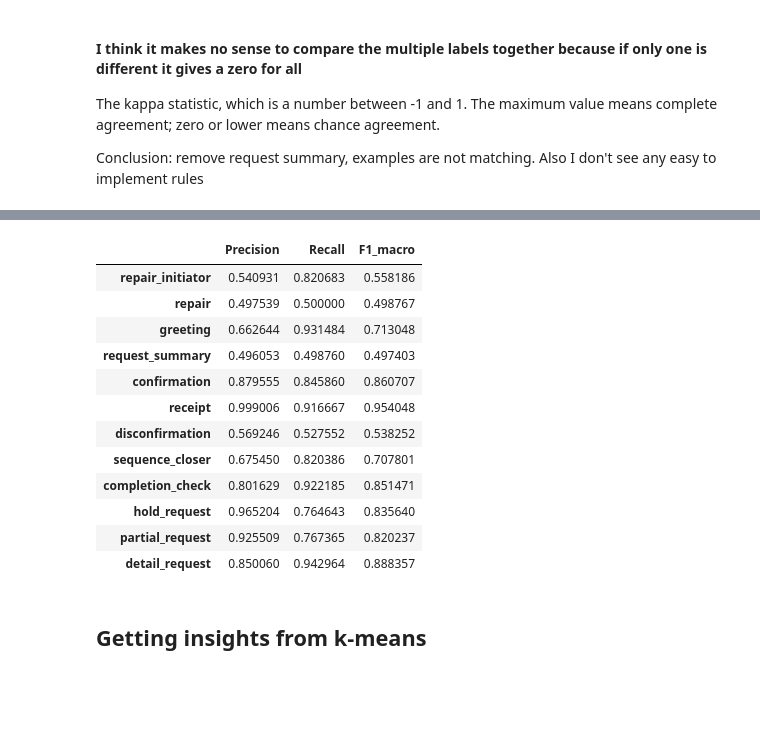
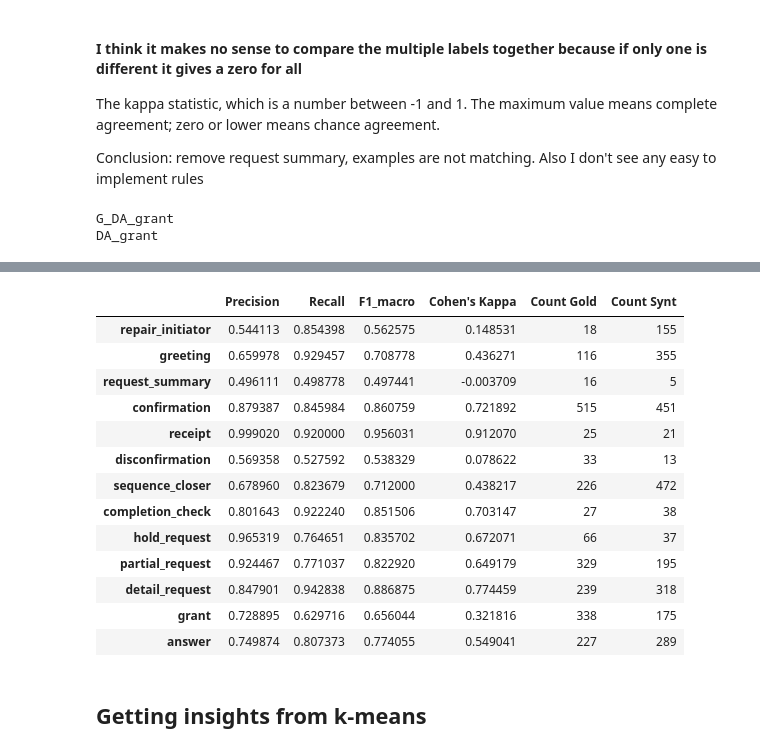
Before and after one commit to guedesbruna/NLP_Automatic_dialog_extraction, a Jupyter notebook: pre-processing.ipynb, the cells around one changed output, grey strips where cells are left out. Cells and saved outputs as stored; diff of their text form; code cells hidden in the pictures; blank space fills up the shorter version.

Commit message:
new rules grant and answer

```diff
--- a/pre-processing.ipynb
+++ b/pre-processing.ipynb
@@ -287,8 +320,8 @@ Tips:
 # DA indicators. Obs: the vars bellow are sensitive to spacing !!! 'hi' != ' hi'
 
 greeting = [' hi','hi.','hello','yo ', 'hey', 'How can I help you?']
-repair_initiator = ['sorry','repeat', 'understand', 'mean ', 'what?', 'example?', 'could you say that again?', 'say again', 'what did you say?', 'I can\'t hear you', 'I didn\'t listen', 'say it again']
-repair = ['I meant']
+repair_initiator = ['sorry','repeat', 'understand', 'mean?', 'what?', 'example?', 'could you say that again?', 'say again', 'what did you say?', 'I can\'t hear you', 'I didn\'t listen', 'say it again']
+# repair = ['I meant']
 request_summary = [' correct?','confirm']
 confirmation = ['yes',' correct.',' correct ', 'that\'s it', 'indeed', 'yeah', 'that\'s right', 'you got it', 'yep', 'sure', 'okay', 'all right',  'sure', 'sounds good', 'super.', 'super!', 'alright', 'I don\'t mind', 'I can help you', 'sounds really good', 'got it.']
 sequence_closer = ['awesome','great','perfect','exactly','that\'s all','that is all', 'thanks', 'thank you', 'pleasure', 'excellent', 'okay', 'excellent', 'too bad', 'oh well', 'have a good day', 'enjoy', 'until next time', 'good day', 'good luck', 'bye', 'til next time']
@@ -299,7 +332,7 @@ completion_check = ['is that all?','anything else I can help you with?', 'anythi
 partial_request = ['\?']
 detail_request = ['\?']
 hold_request = ['one moment, please',' hold on', 'hold', 'just a moment', 'let me check for you', 'let me see', 'one sec' ]
-
+grant_answer = ['.']
 temp2=df.new_text.fillna("0")
 
 ## !!!!! order-sensitive !!!!
@@ -326,7 +359,7 @@ temp2=df.new_text.fillna("0")
 ##### ainda n sei se repair solo fica ######
 
 df['DA_rep_init'] =  np.where(temp2.str.contains('|'.join(repair_initiator), case=False), "repair_initiator", '')
-df['DA_rep'] =  np.where(temp2.str.contains('|'.join(repair), case=False), "repair", '')
+# df['DA_rep'] =  np.where(temp2.str.contains('|'.join(repair), case=False), "repair", '')
 df['DA_greet'] =  np.where(temp2.str.contains('|'.join(greeting), case=False), "greeting", '')
 df['DA_req_sum'] =  np.where(temp2.str.contains('|'.join(request_summary), case=False), "request_summary", '')
 df['DA_conf'] =  np.where(temp2.str.contains('|'.join(confirmation), case=False), "confirmation", '')
@@ -337,9 +370,11 @@ df['DA_comp_check'] =  np.where(temp2.str.contains('|'.join(completion_check), c
 df['DA_hold'] =  np.where(temp2.str.contains('|'.join(hold_request), case=False),  "hold_request", '')
 df['DA_partial_req'] = np.where(((df['speaker'] == 'USER') & temp2.str.contains('|'.join(partial_request), case=False)), 'partial_request', '')
 df['DA_detail_req'] = np.where(((df['speaker'] == 'ASSISTANT') & temp2.str.contains('|'.join(detail_request), case=False)), 'detail_request', '')
+df['DA_grant'] = np.where(((df['speaker'] == 'ASSISTANT') & (temp2.str.contains('|'.join(grant_answer), case=False) & (df['DA_partial_req'].shift(1) == 'partial_request') )), 'grant', '')
+df['DA_answer'] = np.where(((df['speaker'] == 'USER') & (temp2.str.contains('|'.join(grant_answer), case=False) & (df['DA_detail_req'].shift(1) == 'detail_request') )), 'answer', '')
 
 
-df['all_DA'] = df[['DA_rep_init', 'DA_rep', 'DA_greet','DA_req_sum', 'DA_conf', 'DA_receipt', 'DA_disconf', 'DA_closer', 'DA_comp_check', 'DA_hold', 'DA_partial_req', 'DA_detail_req']].agg(' '.join, axis=1)
+df['all_DA'] = df[['DA_rep_init', 'DA_greet','DA_req_sum', 'DA_conf', 'DA_receipt', 'DA_disconf', 'DA_closer', 'DA_comp_check', 'DA_hold', 'DA_partial_req', 'DA_detail_req', 'DA_grant', 'DA_answer']].agg(' '.join, axis=1)
 
 df['all_DA'] = [word_tokenize(da) for da in df['all_DA']]
 
@@ -347,7 +382,7 @@ df.loc[:, ['speaker', 'new_text', 'all_DA']].to_csv('analysis_multiple_DA_cases_
 df.loc[:, ['speaker', 'new_text', 'all_DA']]
 counts = df['all_DA'].value_counts()
 
-counts.to_csv('count_overlaping_DAs_2nditeration.csv')
+counts.to_csv('count_overlaping_DAs_3iteration.csv')
 data = {'counts':counts}
 df_counts = pd.DataFrame(data)
 df_counts.head()
@@ -361,3 +396,8 @@ df_counts.head()
+# %%
+df['DA_answer'] = np.where(((df['speaker'] == 'USER') & (temp2.str.contains('|'.join(grant_answer), case=False) & (df['DA_detail_req'].shift(1) == 'detail_request') )), 'answer', '')
+
+# df.loc[df['column name'] condition, 'new column name'] = 'value if condition is met'
+# df.loc[(df['speaker'] != df['speaker'].shift(1)) & (df['DA_indicators_sent'].shift(1) == 'repair_initiator'), 'teste_col2'] = 'SECOND'
 # %% [markdown]
 ## Compare binary variable against binary.
 ## Kappa score
@@ -366,31 +406,43 @@ df_counts.head()
 The kappa statistic, which is a number between -1 and 1. The maximum value means complete agreement; zero or lower means chance agreement.
 
 Conclusion: remove request summary, examples are not matching. Also I don't see any easy to implement rules
+# %%
+print(df.columns[20])
+print(df.columns[20+14])
+# %% [output]
+G_DA_grant
+DA_grant
 # %%
-# df.iloc[:,[9,22]]
+# df.iloc[:,[9,23]]
 
-DA = ['repair_initiator','repair','greeting','request_summary','confirmation','receipt','disconfirmation',
-      'sequence_closer','completion_check','hold_request','partial_request', 'detail_request']
+DA = ['repair_initiator','greeting','request_summary','confirmation','receipt','disconfirmation',
+      'sequence_closer','completion_check','hold_request','partial_request', 'detail_request', 'grant', 'answer']
 kappa = []
-# f1 = []
 prec_rec_f1 = []
+count_g = []
+count_s = []
 
-for e,i in enumerate(range(9,21)):
-    gold = np.asarray([0 if val == DA[e] else 1 for val in df.iloc[:, i]])
-    synt = np.asarray([0 if val == DA[e] else 1 for val in df.iloc[:, (i+13)]])
+for e,i in enumerate(range(9,22)):
+    gold = np.asarray([0 if val != DA[e] else 1 for val in df.iloc[:, i]])
+    synt = np.asarray([0 if val != DA[e] else 1 for val in df.iloc[:, (i+14)]])
     kappa.append(sklearn.metrics.cohen_kappa_score(gold, synt))
-#     f1.append(f1_score(gold, synt))
     prec_rec_f1.append(precision_recall_fscore_support(gold, synt, average='macro', zero_division=0))
+    unique_g, counts_g = np.unique(gold, return_counts=True)
+    unique_s, counts_s = np.unique(synt, return_counts=True)
+    count_g.append(counts_g[1])
+    count_s.append(counts_s[1])
 
 # print('kappa: ' + str(np.mean(kappa)))
-# print('kappa if eliminate req sum: '+str((sum(kappa)-kappa[3])/(len(kappa)-1)))
-# print('kappa if eliminate req sum and repair: '+str((sum(kappa)-kappa[3]-kappa[1])/(len(kappa)-2)))
 # kappa_scores = list(zip(DA,kappa))
 
 kappa_scores = pd.DataFrame(kappa, index = DA, columns = ['Kappa'])
-print(kappa_scores)
+# print(kappa_scores)
 
 metrics = pd.DataFrame(prec_rec_f1, index = DA, columns = ['Precision','Recall','F1_macro','Support'])
 metrics = metrics.drop(columns = 'Support')
+# metrics = metrics.insert(loc=0,column=count_g, value='Count_Gold')
+metrics['Cohen\'s Kappa'] = kappa_scores
+metrics['Count Gold'] = count_g
+metrics['Count Synt'] = count_s
 metrics
 # %% [output]
@@ -410,16 +449,17 @@ detail_request    0.777392
-|  | Precision | Recall | F1_macro |
-| repair_initiator | 0.540931 | 0.820683 | 0.558186 |
-| repair | 0.497539 | 0.500000 | 0.498767 |
-| greeting | 0.662644 | 0.931484 | 0.713048 |
-| request_summary | 0.496053 | 0.498760 | 0.497403 |
-| confirmation | 0.879555 | 0.845860 | 0.860707 |
-| receipt | 0.999006 | 0.916667 | 0.954048 |
-| disconfirmation | 0.569246 | 0.527552 | 0.538252 |
-| sequence_closer | 0.675450 | 0.820386 | 0.707801 |
-| completion_check | 0.801629 | 0.922185 | 0.851471 |
-| hold_request | 0.965204 | 0.764643 | 0.835640 |
-| partial_request | 0.925509 | 0.767365 | 0.820237 |
-| detail_request | 0.850060 | 0.942964 | 0.888357 |
+|  | Precision | Recall | F1_macro | Cohen's Kappa | Count Gold | Count Synt |
+| repair_initiator | 0.544113 | 0.854398 | 0.562575 | 0.148531 | 18 | 155 |
+| greeting | 0.659978 | 0.929457 | 0.708778 | 0.436271 | 116 | 355 |
+| request_summary | 0.496111 | 0.498778 | 0.497441 | -0.003709 | 16 | 5 |
+| confirmation | 0.879387 | 0.845984 | 0.860759 | 0.721892 | 515 | 451 |
+| receipt | 0.999020 | 0.920000 | 0.956031 | 0.912070 | 25 | 21 |
+| disconfirmation | 0.569358 | 0.527592 | 0.538329 | 0.078622 | 33 | 13 |
+| sequence_closer | 0.678960 | 0.823679 | 0.712000 | 0.438217 | 226 | 472 |
+| completion_check | 0.801643 | 0.922240 | 0.851506 | 0.703147 | 27 | 38 |
+| hold_request | 0.965319 | 0.764651 | 0.835702 | 0.672071 | 66 | 37 |
+| partial_request | 0.924467 | 0.771037 | 0.822920 | 0.649179 | 329 | 195 |
+| detail_request | 0.847901 | 0.942838 | 0.886875 | 0.774459 | 239 | 318 |
+| grant | 0.728895 | 0.629716 | 0.656044 | 0.321816 | 338 | 175 |
+| answer | 0.749874 | 0.807373 | 0.774055 | 0.549041 | 227 | 289 |
 # %% [markdown]
 ## Getting insights from k-means
 # %%
```
Also changed, not shown: parts of 4 cells of this notebook, 1 other file.
